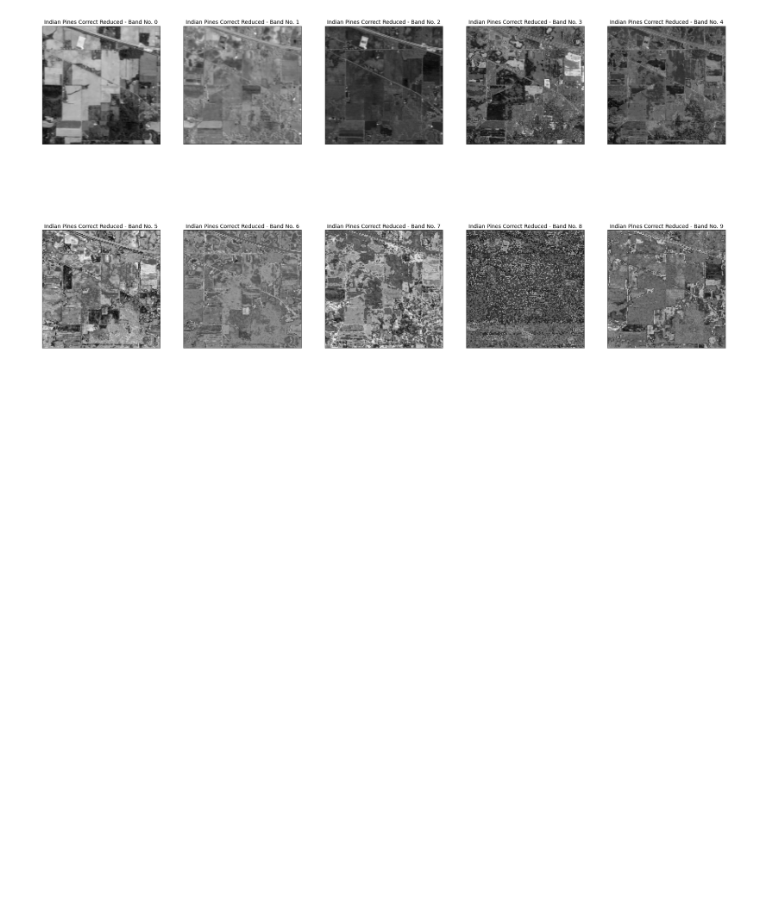
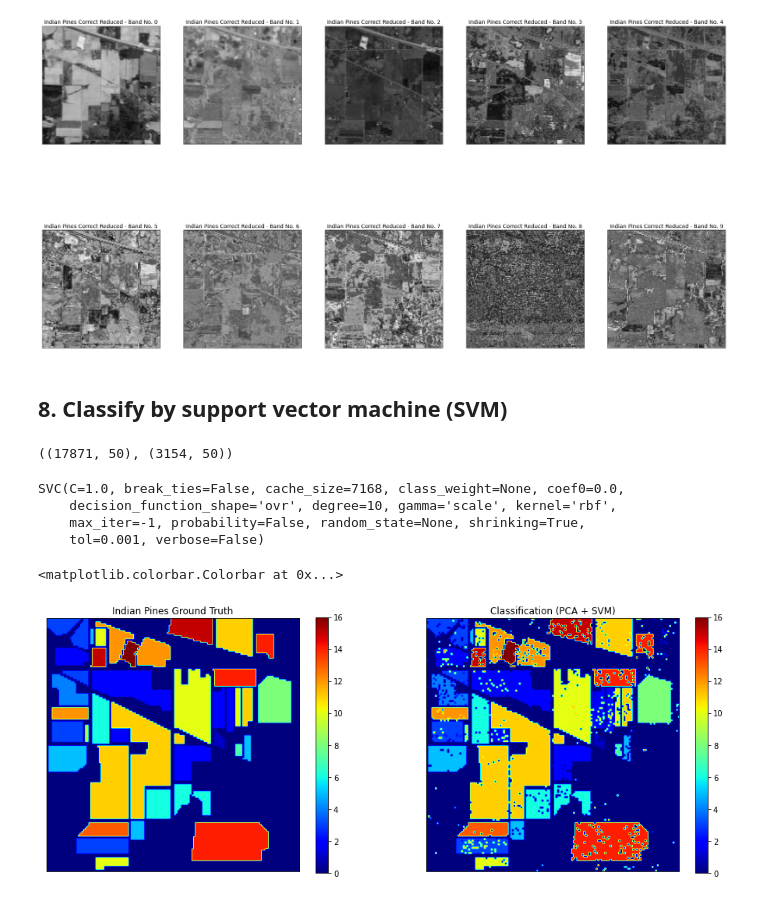
Before and after one commit to LipeBuiles/Hyperspectral-Remote-Sensing-Scenes, a Jupyter notebook: Hyperspectral Remote Sensing Scenes.ipynb, the cells around one changed output. Saved outputs shown, nothing was run; the diff lists cells and outputs as text; code cells hidden in the pictures; blank space fills up the shorter version.

Commit message:
SVM implementation

```diff
--- a/Hyperspectral Remote Sensing Scenes.ipynb
+++ b/Hyperspectral Remote Sensing Scenes.ipynb
@@ -108,6 +112,8 @@ plt.yticks([])
 plt.show()
 # %% [output]
 [figure]
+# %%
+dataset_gt1 = dataset_gt
 # %% [markdown]
 ## **5. Visualizing the bands of the Hyperspectral Correct**
 # %%
@@ -231,3 +236,53 @@ for i in range(1, columns*rows +1):
 plt.show()
 # %% [output]
 [figure]
+# %% [markdown]
+## **8. Classify by support vector machine (SVM)**
+# %%
+# Split the reduced data through training and testing
+dataset_correct_train, dataset_correct_test, dataset_gt_train, dataset_gt_test, indices_train, indices_test  = train_test_split(principalComponents, dataset_gt,  range(dataset_correct.shape[0]),
+                                                                                  test_size = 0.15, random_state = 11)
+
+dataset_correct_train.shape, dataset_correct_test.shape
+# %% [output]
+((17871, 50), (3154, 50))
+# %%
+# Implementing support vector machine (SVM)using RBF
+svm = SVC(kernel='rbf', degree = 10, gamma='scale', cache_size=1024*7)
+svm.fit(dataset_correct_train, dataset_gt_train)
+# %% [output]
+SVC(C=1.0, break_ties=False, cache_size=7168, class_weight=None, coef0=0.0,
+    decision_function_shape='ovr', degree=10, gamma='scale', kernel='rbf',
+    max_iter=-1, probability=False, random_state=None, shrinking=True,
+    tol=0.001, verbose=False)
+# %%
+# Gt prediction implementation
+dataset_gt_pred = svm.predict(dataset_correct_test)
+pre = dataset_gt_pred
+
+clmap = [0]*dataset_correct.shape[0]
+
+for i in tqdm(range(len(indices_train))):
+    clmap[indices_train[i]] = dataset_gt[indices_train[i]]
+
+for i in tqdm(range(len(indices_test))):
+    clmap[indices_test[i]] = pre[i]
+# %%
+# Displaying the "Indian Pines Ground Truth" and "Indian Pines PCA + SVM"
+plt.rcParams['figure.figsize'] = [16, 9]
+plt.subplot(1,2,1)
+plt.imshow(dataset_gt1, cmap='jet')
+plt.xticks([])
+plt.yticks([])
+plt.title('Indian Pines Ground Truth')
+plt.colorbar(shrink=0.671)
+
+plt.subplot(1,2,2)
+plt.imshow(np.array(clmap).reshape((145, 145)), cmap='jet')
+plt.xticks([])
+plt.yticks([])
+plt.title('Classification (PCA + SVM)')
+plt.colorbar(shrink=0.671)
+# %% [output]
+<matplotlib.colorbar.Colorbar at 0x...>
+[figure, added]
```
Also changed, not shown: parts of 11 cells of this notebook.
